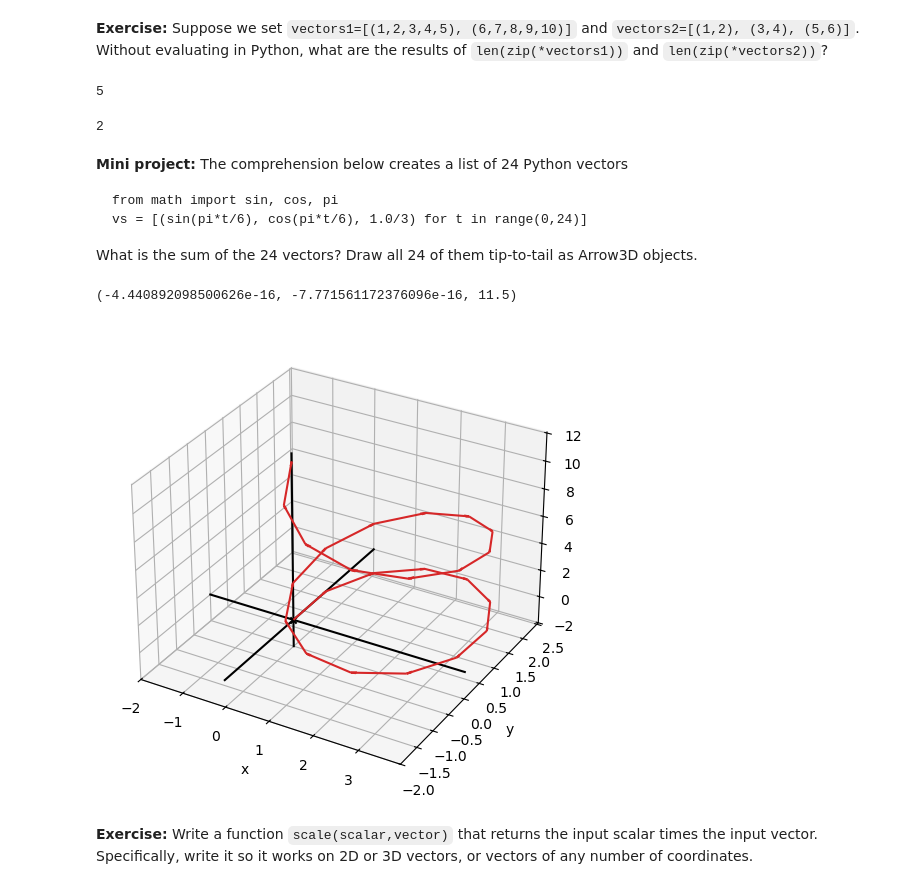
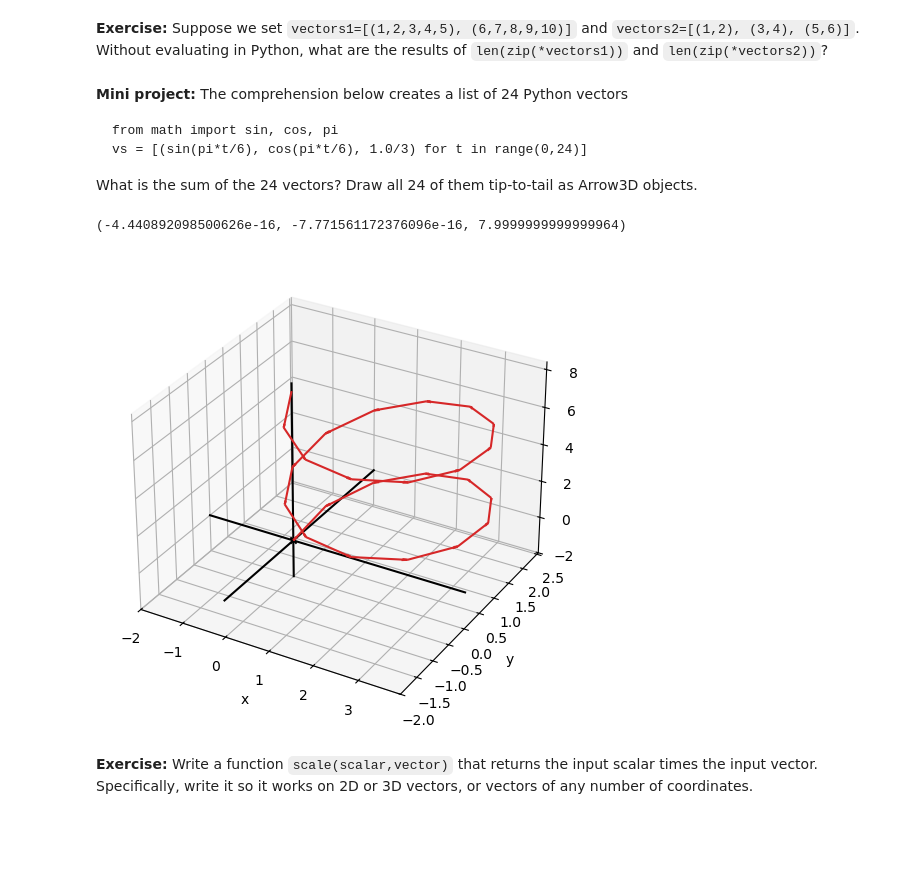
Before and after one commit to aalimian/Math-for-Programmers, a Jupyter notebook: Chapter 03/ch03_walkthrough.ipynb, the cells around one changed output. Saved outputs shown, nothing was run; the diff lists cells and outputs as text; code cells hidden in the pictures; blank space fills up the shorter version.

````diff
--- a/Chapter 03/ch03_walkthrough.ipynb
+++ b/Chapter 03/ch03_walkthrough.ipynb
@@ -140,11 +129,3 @@ vectors2=[(1,2), (3,4), (5,6)]
-# %%
-len(list(zip(*vectors1)))
-# %% [output]
-5
-# %%
-len(list(zip(*vectors2)))
-# %% [output]
-2
 # %% [markdown]
 **Mini project:** The comprehension below creates a list of 24 Python vectors
 ```
@@ -153,19 +134,22 @@ vs = [(sin(pi*t/6), cos(pi*t/6), 1.0/3) for t in range(0,24)]
 ```
 What is the sum of the 24 vectors?  Draw all 24 of them tip-to-tail as Arrow3D objects.
 # %%
-from math import sin, cos, tan, pi
-vs = [(sin(pi*t/6), cos(pi*t/6), t/24) for t in range(0,24)]
+from math import sin, cos, pi
+vs = [(sin(pi*t/6), cos(pi*t/6), 1.0/3) for t in range(0,24)]
 
-running_sum = (0,0,0) #<1>
+currentSum = (0,0,0)
 arrows = []
-for v in vs:
-    next_sum = add(running_sum, v) #2
-    arrows.append(Arrow3D(next_sum, running_sum))
-    running_sum = next_sum
-print(running_sum)
-draw3d(*arrows)
+for vector in vs:
+    nextSum = add(currentSum, vector)
+    arrows.append(Arrow3D(currentSum, nextSum))
+    currentSum = nextSum
+
+print(currentSum)
+draw3d(
+    *arrows
+)
 # %% [output]
-(-4.440892098500626e-16, -7.771561172376096e-16, 11.5)
+(-4.440892098500626e-16, -7.771561172376096e-16, 7.9999999999999964)
-[figure, old version]
+[figure, new version]
 # %% [markdown]
 **Exercise:** Write a function `scale(scalar,vector)` that returns the input scalar times the input vector.  Specifically, write it so it works on 2D or 3D vectors, or vectors of any number of coordinates.
````
Also changed, not shown: parts of 36 cells of this notebook, 4 other files.
